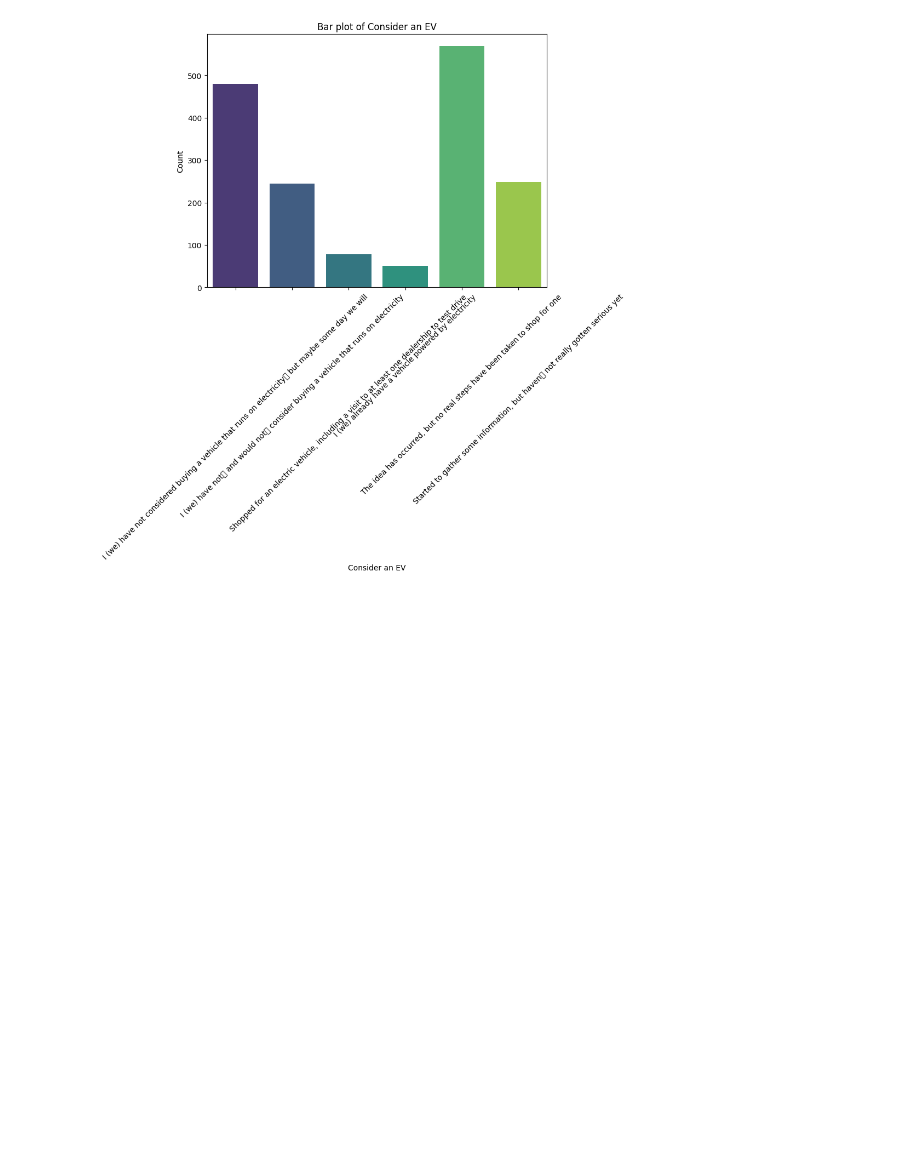
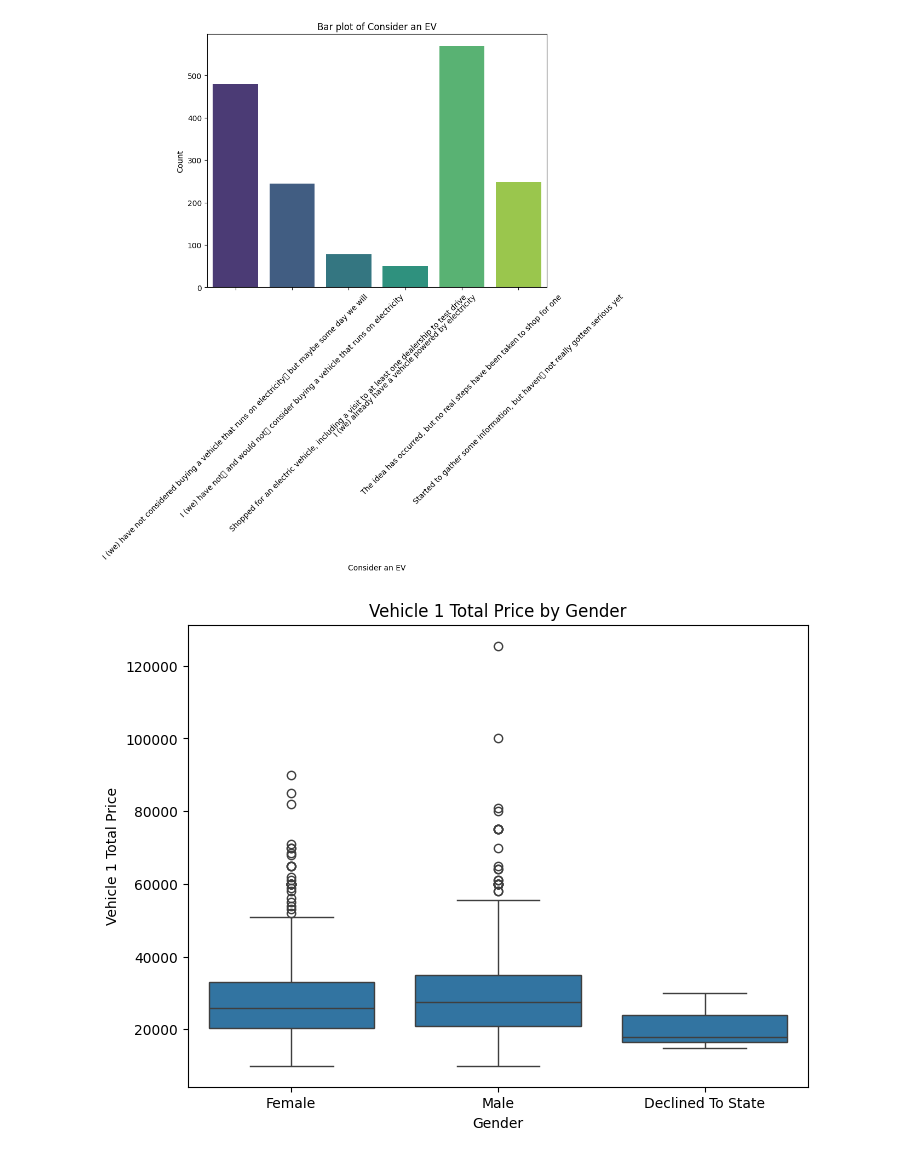
Before and after one commit to kkrusere/EV_Market-Analysis-and-Consumer-Behavior, a Jupyter notebook: data_collection_&_EDA.ipynb, the cells around one changed output. Saved outputs shown, nothing was run; the diff lists cells and outputs as text; code cells hidden in the pictures; blank space fills up the shorter version.

```diff
--- a/data_collection_&_EDA.ipynb
+++ b/data_collection_&_EDA.ipynb
@@ -127,3 +127,13 @@ Passing `palette` without assigning `hue` is deprecated and will be removed in v
 
   sns.countplot(data=CA_dataset, x=var, palette='viridis')
 [figure]
+# %%
+# Box plot for 'Veh 1 Total Price' by 'Respondent Gender'
+plt.figure(figsize=(8, 6))
+sns.boxplot(x='Respondent Gender', y='Veh 1 Total Price', data=CA_dataset)
+plt.xlabel('Gender')
+plt.ylabel('Vehicle 1 Total Price')
+plt.title('Vehicle 1 Total Price by Gender')
+plt.show()
+# %% [output]
+[figure, added]
```
Also changed, not shown: parts of 4 cells of this notebook.
